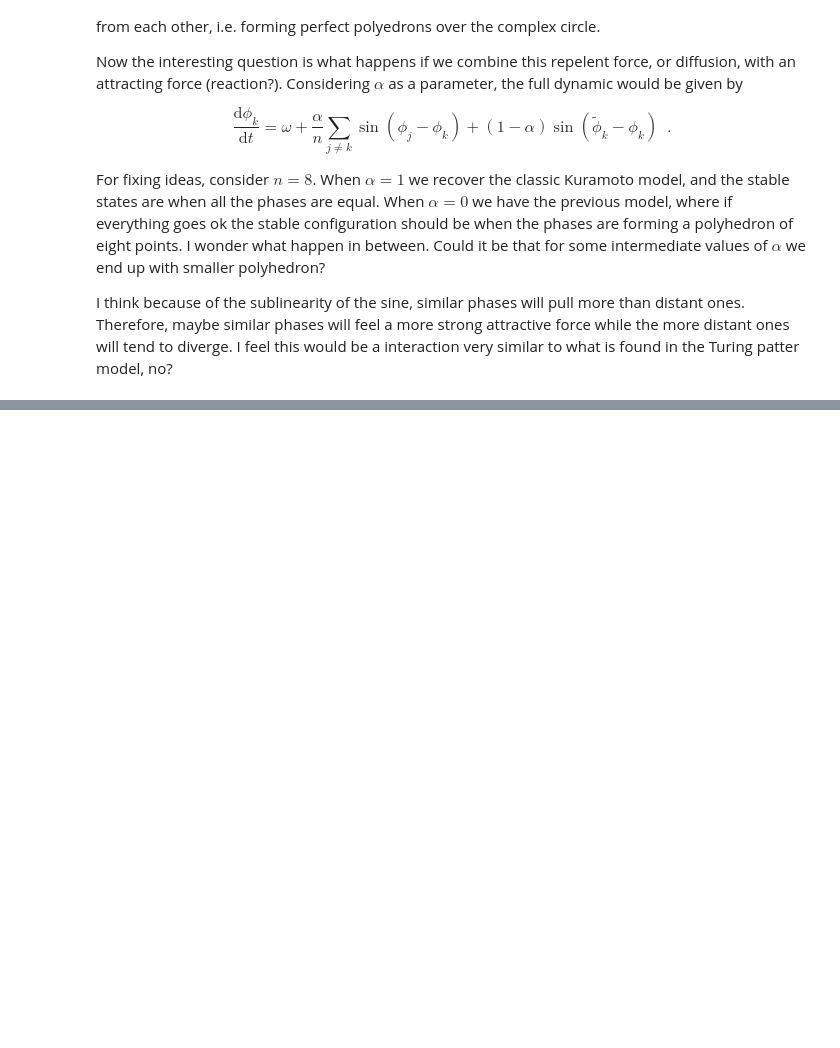
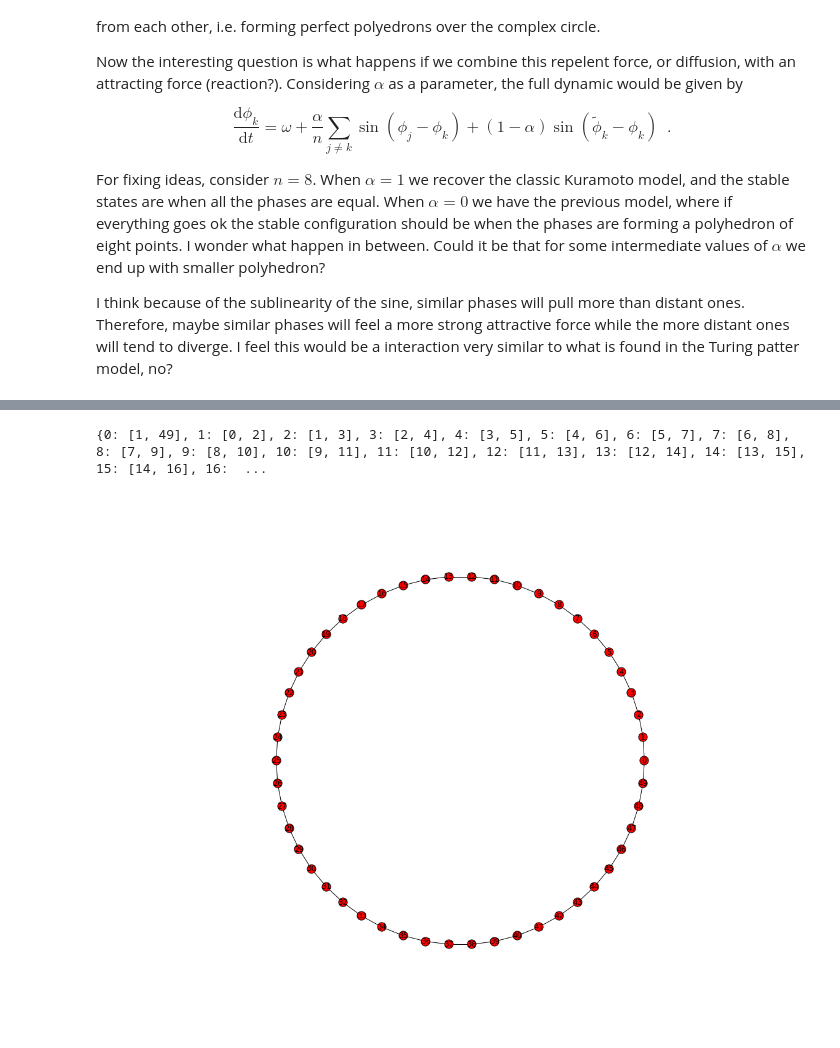
Before and after one commit to calugo/Kuramoto, a Jupyter notebook: NOTES.ipynb, the cells around one changed output, grey strips where cells are left out. Drawn from its saved outputs; the diff is of its cells as text; code cells hidden in the pictures; blank space fills up the shorter version.

```diff
--- a/NOTES.ipynb
+++ b/NOTES.ipynb
@@ -36,0 +126,23 @@ I think because of the sublinearity of the sine, similar phases will pull more t
+# %%
+#import sys
+#sys.path.append('codes/')
+#import topologyselect as tps
+A1=tps.graph(50,['ring'])
+print A1
+
+#import networkx as nx
+G=nx.Graph()
+
+for n in A1.keys():
+    for nk in A1[n]:
+        #print n, nk
+        G.add_edge(n,nk)
+
+import matplotlib.pyplot as plt
+plt.figure(figsize=(20,15))
+plt.axis('off')
+plt.axis('equal')
+nx.draw_networkx(G,nx.circular_layout(G),node_size=200)
+# %% [output]
+{0: [1, 49], 1: [0, 2], 2: [1, 3], 3: [2, 4], 4: [3, 5], 5: [4, 6], 6: [5, 7], 7: [6, 8], 8: [7, 9], 9: [8, 10], 10: [9, 11], 11: [10, 12], 12: [11, 13], 13: [12, 14], 14: [13, 15], 15: [14, 16], 16:  ...
+[figure, added]
```
Also changed, not shown: parts of 11 cells of this notebook, 7 other files.
